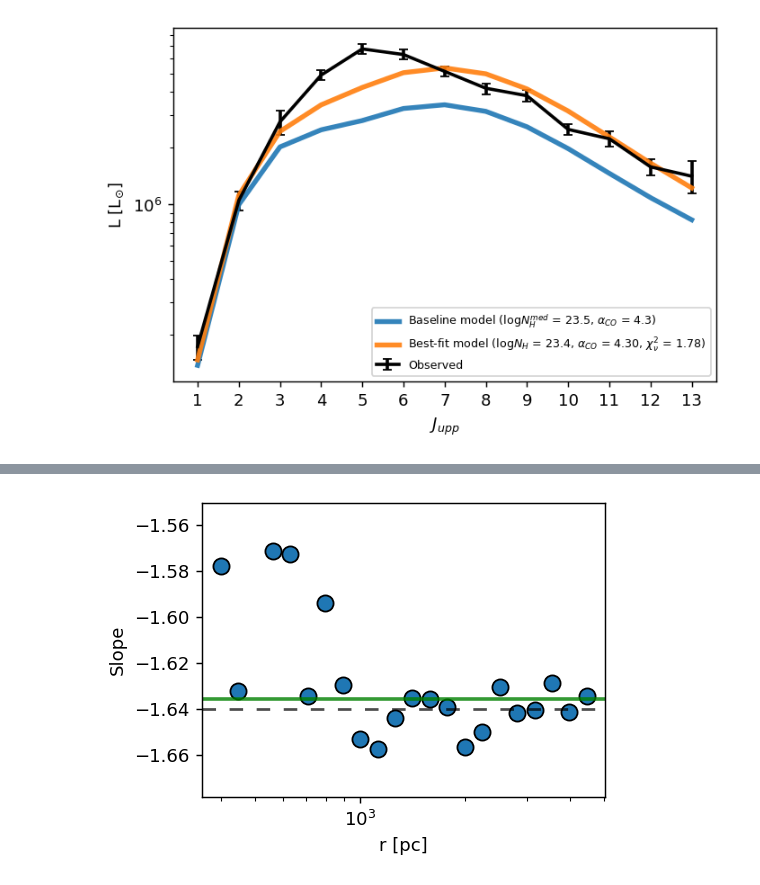
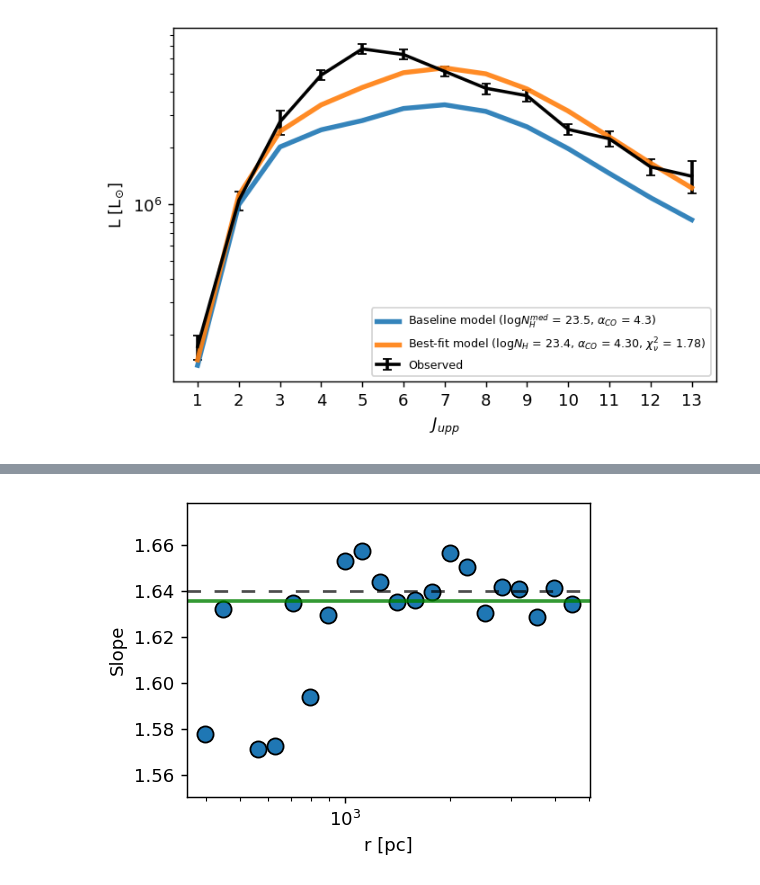
Before and after one commit to federicoesposito/galaxySLED, a Jupyter notebook: gmc_notebook.ipynb, the cells around one changed output, grey strips where cells are left out. Saved outputs shown, nothing was run; the diff lists cells and outputs as text; code cells hidden in the pictures.

```diff
--- a/gmc_notebook.ipynb
+++ b/gmc_notebook.ipynb
@@ -42,2 +94,3 @@ quanta = gmc_fill(outfolder, Mmol_tot, r25, logR_step, gmcs, a, verbose=True)
 # %%
-quanta = pd.read_csv(outfolder + 'GMCs_Nradii74_a164.csv', index_col=0)
+galdf = pd.read_csv(outfolder + 'GMCs_Nradii74_a164.csv', index_col=0)
+galdf
@@ -136,28 +266,28 @@ ax.set_ylabel('L [L$_{\odot}$]');
 # %%
-def slope_check(quanta, gmcs, a):
+def slope_check(galdf, gmcs, a):
     '''
     Plot the slope of the generated GMC mass power-law distribution
     It is useful to check it against the predicted a value (plotted with a dashed line)
     It can only calculate the slope for rings where there is at least 1 GMC of every mass
     '''
-    gmcCounts = [quanta.loc[i, quanta.columns[3:-4]].to_numpy() for i in quanta.index]
+    gmcCounts = [galdf.loc[i, galdf.columns[3:-4]].to_numpy() for i in galdf.index]
     gmcMasses = np.array([gmc.M for gmc in gmcs])
     slopes = []
-    for i in quanta.index:
+    for i in galdf.index:
         slopes.append(linregress(np.log10(gmcMasses), np.log10(gmcCounts[i]))[0])
-    slope = linregress(np.log10(gmcMasses), np.log10(sum(gmcCounts)))[0]
+    slope = - linregress(np.log10(gmcMasses), np.log10(sum(gmcCounts)))[0]
     fig, ax = plt.subplots(1, 1, figsize=(4, 3), dpi=130)
-    ax.scatter(quanta.r, slopes, s=80, edgecolors='k')
+    ax.scatter(galdf.r, -np.array(slopes), s=80, edgecolors='k')
     ax.axhline(slope, c='green', lw=2, alpha=.8)
-    ax.axhline(-a, c='k', ls=(0,(5,5)), alpha=.7)
+    ax.axhline(a, c='k', ls=(0,(5,5)), alpha=.7)
     ax.set_xscale('log')
     ax.set_xlabel('r [pc]')
     ax.set_ylabel('Slope');
 # %%
 outfolder = './ngc7469/'
 gmcs = e23list
 a = 1.64
-quanta = pd.read_csv(outfolder + 'GMCs_Nradii74_a164.csv', index_col=0)
-slope_check(quanta, gmcs, a)
+galdf = pd.read_csv(outfolder + 'GMCs_Nradii74_a164.csv', index_col=0)
+slope_check(galdf, gmcs, a)
 # %% [output]
-[figure, old version]
+[figure, new version]
```
Also changed, not shown: parts of 28 cells of this notebook.
